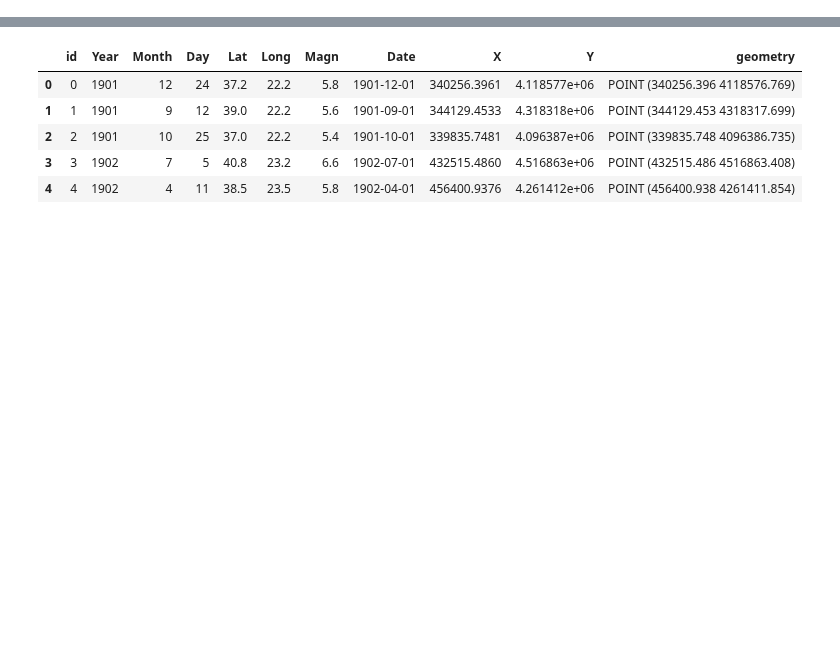
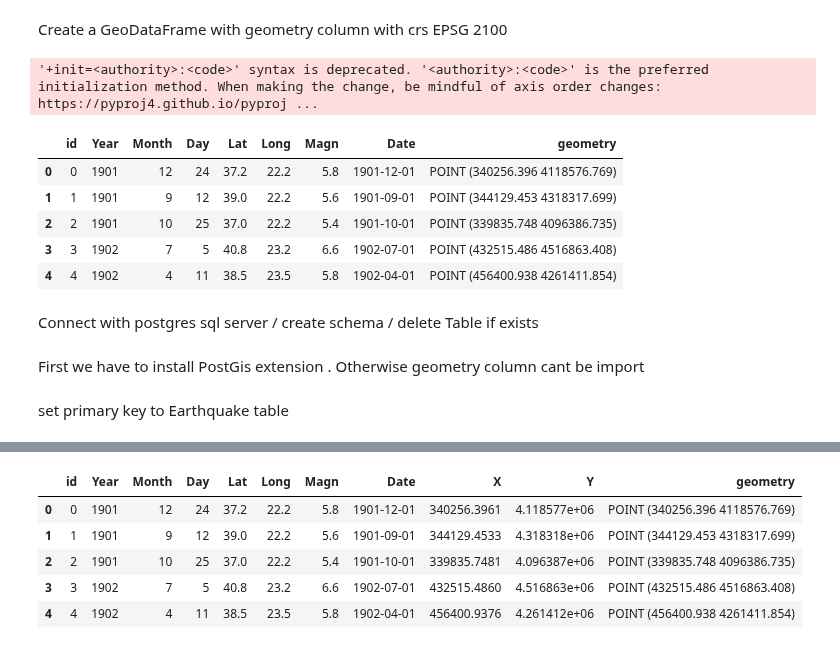
Before and after one commit to itsamepetros/GeoData, a Jupyter notebook: Lab02_2021.ipynb, the cells around one changed output, grey strips where cells are left out. Drawn from its saved outputs; the diff is of its cells as text; code cells hidden in the pictures; blank space fills up the shorter version.

```diff
--- a/Lab02_2021.ipynb
+++ b/Lab02_2021.ipynb
@@ -217,0 +86,23 @@ set primary key to table
+# %% [markdown]
+
+Create a GeoDataFrame with geometry column with crs EPSG 2100
+# %%
+EarthQuakes = eq
+geometry = [Point(xy) for xy in zip(EarthQuakes.X, EarthQuakes.Y)]
+EarthQuakes = GeoDataFrame(eq, crs = 'EPSG:2100', geometry=geometry)
+EarthQuakes = gpd.GeoDataFrame(EarthQuakes.drop(['X', 'Y'], axis=1),
+                       crs={'init': 'epsg:2100'},
+                       geometry=EarthQuakes.apply(lambda row: shapely.geometry.Point((row.X, row.Y)), axis=1))
+
+EarthQuakes.head()
+# %% [output]
+'+init=<authority>:<code>' syntax is deprecated. '<authority>:<code>' is the preferred initialization method. When making the change, be mindful of axis order changes: https://pyproj4.github.io/pyproj ...
+|  | id | Year | Month | Day | Lat | Long | Magn | Date | geometry |
+| 0 | 0 | 1901 | 12 | 24 | 37.2 | 22.2 | 5.8 | 1901-12-01 | POINT (340256.396 4118576.769) |
+| 1 | 1 | 1901 | 9 | 12 | 39.0 | 22.2 | 5.6 | 1901-09-01 | POINT (344129.453 4318317.699) |
+| 2 | 2 | 1901 | 10 | 25 | 37.0 | 22.2 | 5.4 | 1901-10-01 | POINT (339835.748 4096386.735) |
+| 3 | 3 | 1902 | 7 | 5 | 40.8 | 23.2 | 6.6 | 1902-07-01 | POINT (432515.486 4516863.408) |
+| 4 | 4 | 1902 | 4 | 11 | 38.5 | 23.5 | 5.8 | 1902-04-01 | POINT (456400.938 4261411.854) |
+# %% [markdown]
+
+Connect with postgres sql server / create schema / delete Table if exists
@@ -217,0 +114,2 @@ set primary key to table
+# %% [markdown]
+First we have to install PostGis extension . Otherwise geometry column cant be import
@@ -218,3 +128,5 @@ set primary key to table
+# %% [markdown]
+set primary key to Earthquake table
 # %%
 with engine.connect() as con:
      con.execute('ALTER TABLE lab."EarthQuakes" ADD PRIMARY KEY (id);')
```
Also changed, not shown: parts of 54 cells of this notebook.
